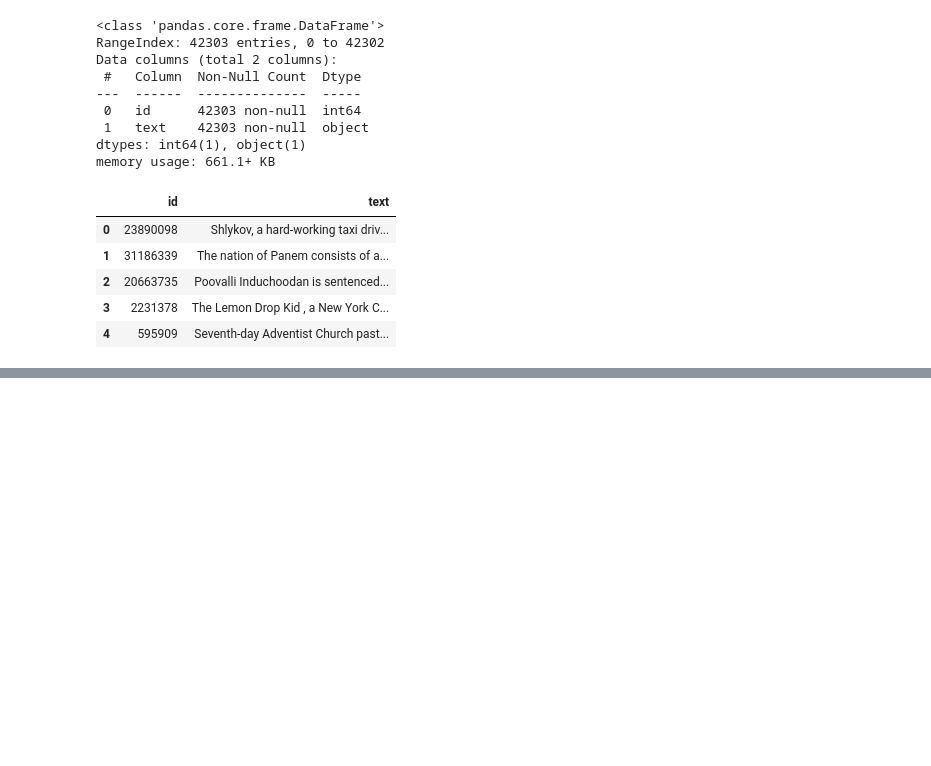
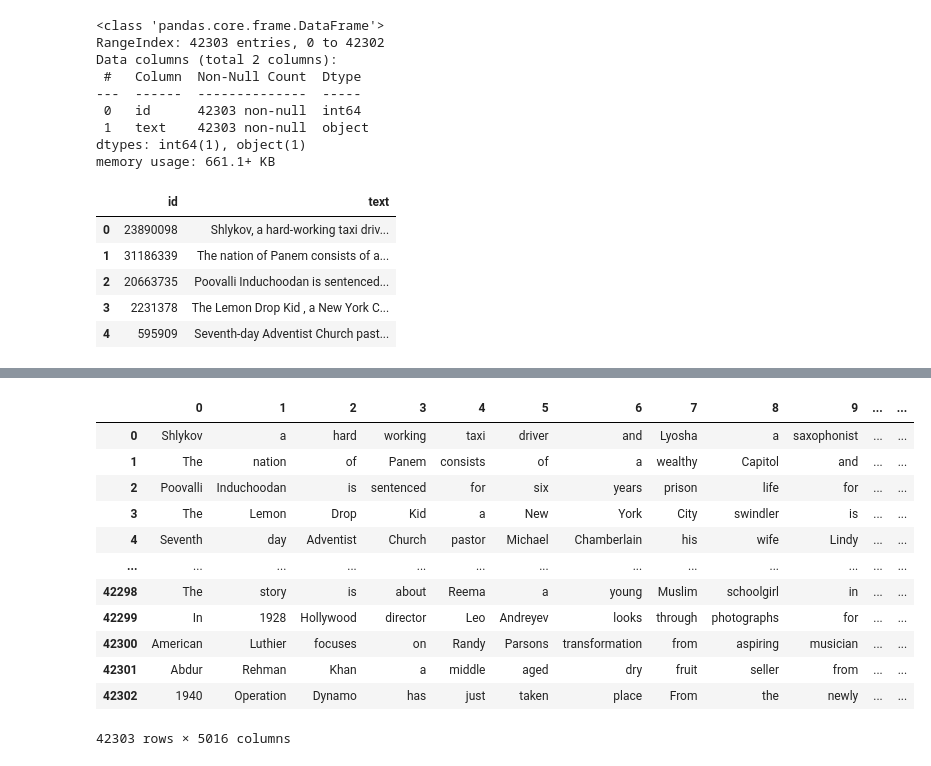
Before and after one commit to IR-1401-2-project/ClassProjects, a Jupyter notebook: session_001.ipynb, the cells around one changed output, grey strips where cells are left out. Saved outputs shown, nothing was run; the diff lists cells and outputs as text; code cells hidden in the pictures; blank space fills up the shorter version.

Commit message:
Final state with tokenizer for both eng and per

```diff
--- a/session_001.ipynb
+++ b/session_001.ipynb
@@ -102,6 +90,6 @@ MovieSummaries.tar. 100%[===================>]  45.78M   659KB/s    in 82s
 # %%
-df = pandas.read_csv("/content/MovieSummaries/plot_summaries.txt", delimiter = "\t",names=["id","text"])
-df.info()
+df_english = pandas.read_csv("/content/MovieSummaries/plot_summaries.txt", delimiter = "\t",names=["id","text"])
+df_english.info()
 # %% [output]
 <class 'pandas.core.frame.DataFrame'>
 RangeIndex: 42303 entries, 0 to 42302
@@ -123,0 +160,20 @@ df.head()
+# %%
+from nltk.tokenize import RegexpTokenizer
+
+tokenizer = RegexpTokenizer(r'\w+')
+en_tokenized = pandas.DataFrame([tokenizer.tokenize(sentence) for sentence in df_english["text"]])
+en_tokenized.to_csv("English Tokenized.csv")
+# %% [output]
+|  | 0 | 1 | 2 | 3 | 4 | 5 | 6 | 7 | 8 | 9 | ... | ... |
+| 0 | Shlykov | a | hard | working | taxi | driver | and | Lyosha | a | saxophonist | ... | ... |
+| 1 | The | nation | of | Panem | consists | of | a | wealthy | Capitol | and | ... | ... |
+| 2 | Poovalli | Induchoodan | is | sentenced | for | six | years | prison | life | for | ... | ... |
+| 3 | The | Lemon | Drop | Kid | a | New | York | City | swindler | is | ... | ... |
+| 4 | Seventh | day | Adventist | Church | pastor | Michael | Chamberlain | his | wife | Lindy | ... | ... |
+| ... | ... | ... | ... | ... | ... | ... | ... | ... | ... | ... | ... | ... |
+| 42298 | The | story | is | about | Reema | a | young | Muslim | schoolgirl | in | ... | ... |
+| 42299 | In | 1928 | Hollywood | director | Leo | Andreyev | looks | through | photographs | for | ... | ... |
+| 42300 | American | Luthier | focuses | on | Randy | Parsons | transformation | from | aspiring | musician | ... | ... |
+| 42301 | Abdur | Rehman | Khan | a | middle | aged | dry | fruit | seller | from | ... | ... |
+| 42302 | 1940 | Operation | Dynamo | has | just | taken | place | From | the | newly | ... | ... |
+42303 rows × 5016 columns
```
Also changed, not shown: parts of 12 cells of this notebook.
